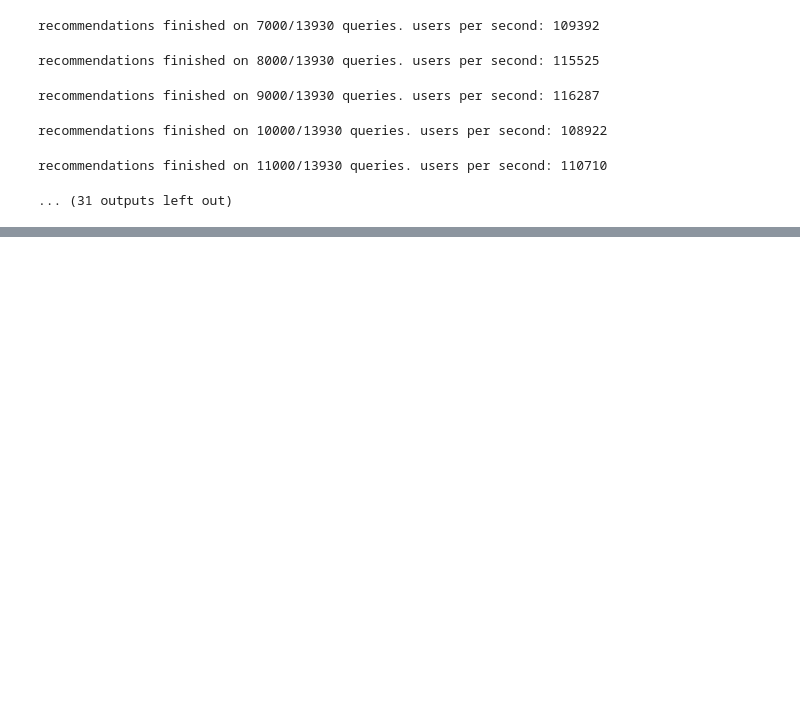
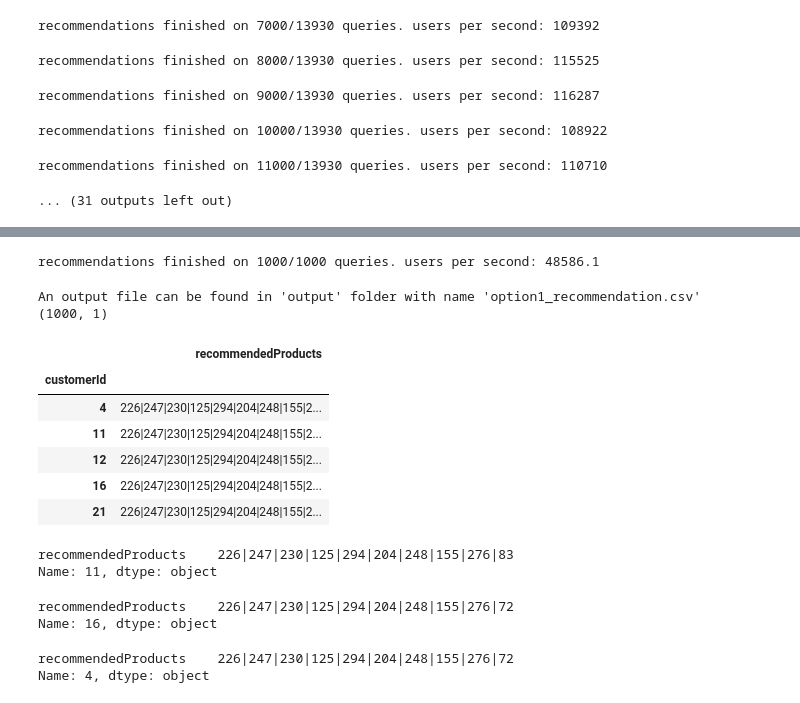
Before and after one commit to HarshitRuwali/Recommendation_Engine, a Jupyter notebook: Recommendation_Engine.ipynb, the cells around one changed output, grey strips where cells are left out. Saved outputs shown, nothing was run; the diff lists cells and outputs as text; code cells hidden in the pictures; blank space fills up the shorter version.

```diff
--- a/Recommendation_Engine.ipynb
+++ b/Recommendation_Engine.ipynb
@@ -547,0 +619,31 @@ recommendations finished on 11000/13930 queries. users per second: 110710
+# %%
+df_rec['recommendedProducts'] = df_rec.groupby([user_id])[item_id].transform(lambda x: '|'.join(x.astype(str)))
+df_output = df_rec[['customerId', 'recommendedProducts']].drop_duplicates().sort_values('customerId').set_index('customerId')
+# %%
+#defing function to get the desired output
+def create_output(model, users_to_recommend, n_rec, print_csv=True):
+    recomendation = model.recommend(users=users_to_recommend, k=n_rec)
+    df_rec = recomendation.to_dataframe()
+    df_rec['recommendedProducts'] = df_rec.groupby([user_id])[item_id] \
+        .transform(lambda x: '|'.join(x.astype(str)))
+    df_output = df_rec[['customerId', 'recommendedProducts']].drop_duplicates() \
+        .sort_values('customerId').set_index('customerId')
+    if print_csv:
+        df_output.to_csv('./output/option1_recommendation.csv')
+        print("An output file can be found in 'output' folder with name 'option1_recommendation.csv'")
+    return df_output
+# %%
+df_output = create_output(pear_norm, users_to_recommend, n_rec, print_csv=True)
+print(df_output.shape)
+df_output.head()
+# %% [output]
+recommendations finished on 1000/1000 queries. users per second: 48586.1
+An output file can be found in 'output' folder with name 'option1_recommendation.csv'
+(1000, 1)
+|  | recommendedProducts |
+| customerId |  |
+| 4 | 226|247|230|125|294|204|248|155|2... |
+| 11 | 226|247|230|125|294|204|248|155|2... |
+| 12 | 226|247|230|125|294|204|248|155|2... |
+| 16 | 226|247|230|125|294|204|248|155|2... |
+| 21 | 226|247|230|125|294|204|248|155|2... |
@@ -547,0 +657,15 @@ recommendations finished on 11000/13930 queries. users per second: 110710
+# %%
+customer_recomendation(11)
+# %% [output]
+recommendedProducts    226|247|230|125|294|204|248|155|276|83
+Name: 11, dtype: object
+# %%
+customer_recomendation(16)
+# %% [output]
+recommendedProducts    226|247|230|125|294|204|248|155|276|72
+Name: 16, dtype: object
+# %%
+customer_recomendation(4)
+# %% [output]
+recommendedProducts    226|247|230|125|294|204|248|155|276|72
+Name: 4, dtype: object
```
Also changed, not shown: parts of 8 cells of this notebook.
